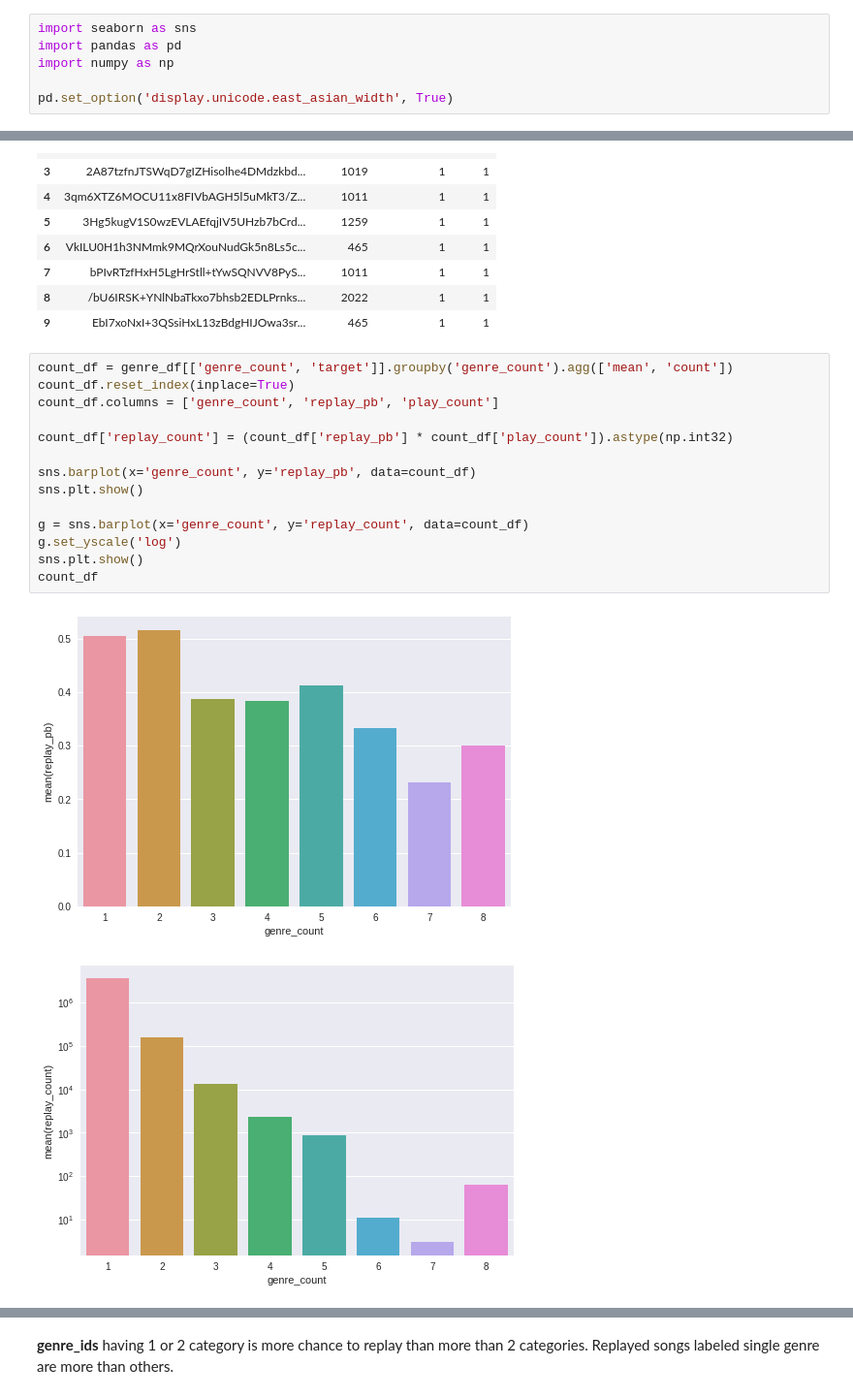
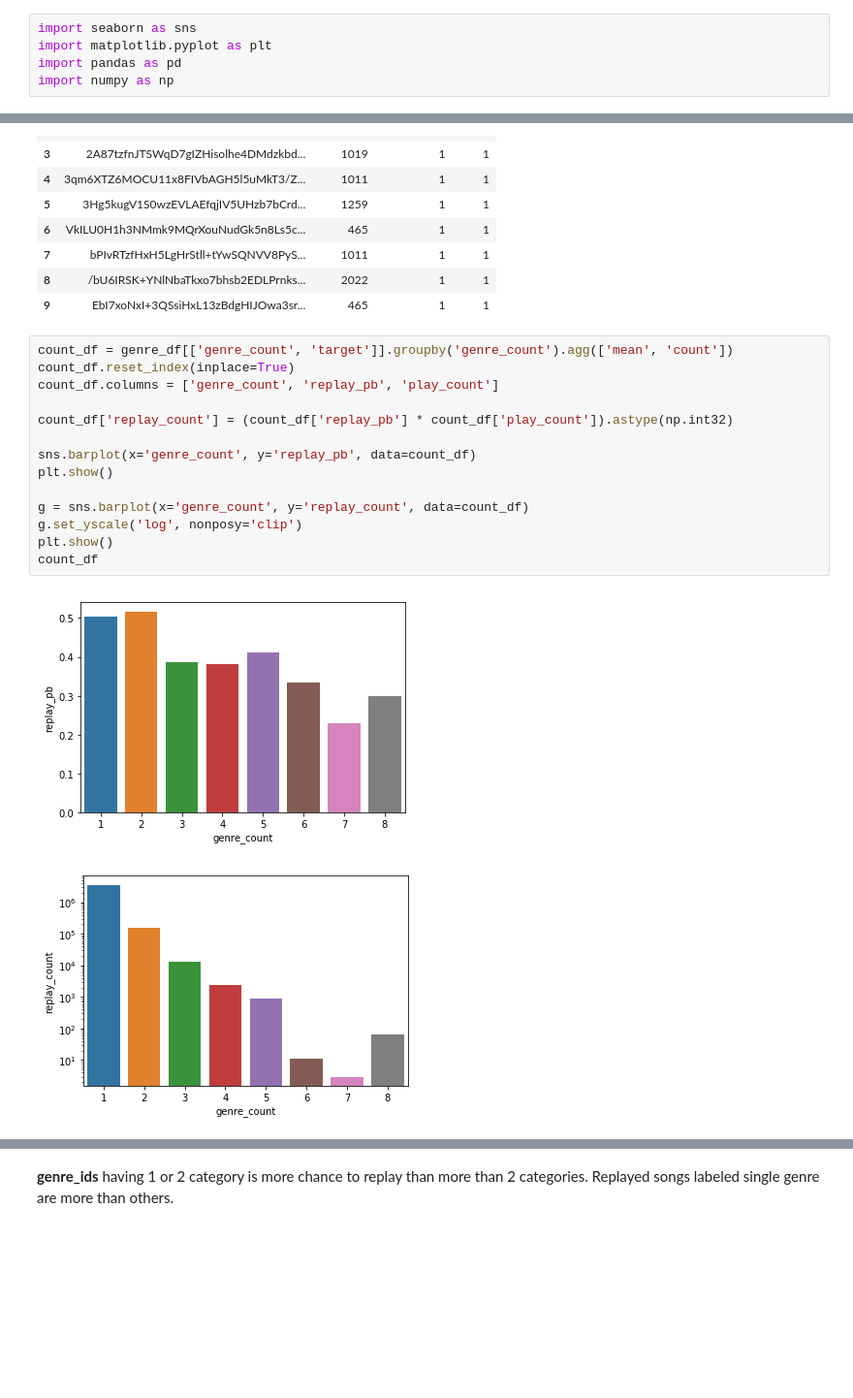
Before and after one commit to dsmilab/WSDM2018-KKBox-MRC, a Jupyter notebook: exploration_song.ipynb, the cells around one changed output, grey strips where cells are left out. Shown at 97% size. Drawn from its saved outputs; the diff is of its cells as text; blank space fills up the shorter version.

```diff
--- a/exploration_song.ipynb
+++ b/exploration_song.ipynb
@@ -1,9 +1,8 @@
 # %%
 import seaborn as sns
+import matplotlib.pyplot as plt
 import pandas as pd
 import numpy as np
-
-pd.set_option('display.unicode.east_asian_width', True)
 # %% [markdown]
 <h1>Table of Contents<span class="tocSkip"></span></h1>
 <div class="toc" style="margin-top: 1em;"><ul class="toc-item"><li><span><a href="#Songs" data-toc-modified-id="Songs-1"><span class="toc-item-num">1&nbsp;&nbsp;</span>Songs</a></span><ul class="toc-item"><li><span><a href="#song_length" data-toc-modified-id="song_length-1.1"><span class="toc-item-num">1.1&nbsp;&nbsp;</span>song_length</a></span><ul class="toc-item"><li><span><a href="#more-on-song_length" data-toc-modified-id="more-on-song_length-1.1.1"><span class="toc-item-num">1.1.1&nbsp;&nbsp;</span>more on song_length</a></span></li></ul></li><li><span><a href="#genre_ids" data-toc-modified-id="genre_ids-1.2"><span class="toc-item-num">1.2&nbsp;&nbsp;</span>genre_ids</a></span></li><li><span><a href="#artist_name" data-toc-modified-id="artist_name-1.3"><span class="toc-item-num">1.3&nbsp;&nbsp;</span>artist_name</a></span></li><li><span><a href="#composer" data-toc-modified-id="composer-1.4"><span class="toc-item-num">1.4&nbsp;&nbsp;</span>composer</a></span></li><li><span><a href="#lyricist" data-toc-modified-id="lyricist-1.5"><span class="toc-item-num">1.5&nbsp;&nbsp;</span>lyricist</a></span></li><li><span><a href="#language" data-toc-modified-id="language-1.6"><span class="toc-item-num">1.6&nbsp;&nbsp;</span>language</a></span></li></ul></li></ul></div>
@@ -174,20 +173,20 @@ genre_df.head(10)
 # %%
 count_df = genre_df[['genre_count', 'target']].groupby('genre_count').agg(['mean', 'count'])
 count_df.reset_index(inplace=True)
 count_df.columns = ['genre_count', 'replay_pb', 'play_count']
 
 count_df['replay_count'] = (count_df['replay_pb'] * count_df['play_count']).astype(np.int32)
 
 sns.barplot(x='genre_count', y='replay_pb', data=count_df)
-sns.plt.show()
+plt.show()
 
 g = sns.barplot(x='genre_count', y='replay_count', data=count_df)
-g.set_yscale('log')
-sns.plt.show()
+g.set_yscale('log', nonposy='clip')
+plt.show()
 count_df
 # %% [output]
-[figure, old version]
+[figure, new version]
-[figure, old version]
+[figure, new version]
 |  | genre_count | replay_pb | play_count | replay_count |
 | 0 | 1 | 0.503714 | 7037101 | 3544685 |
 | 1 | 2 | 0.515374 | 298160 | 153664 |
```
Also changed, not shown: parts of 9 cells of this notebook, 3 other files.
